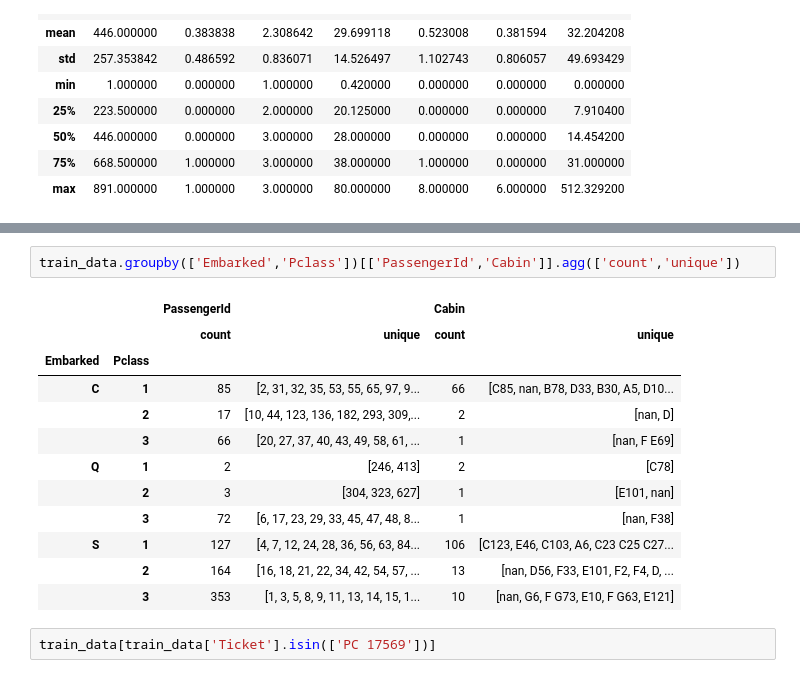
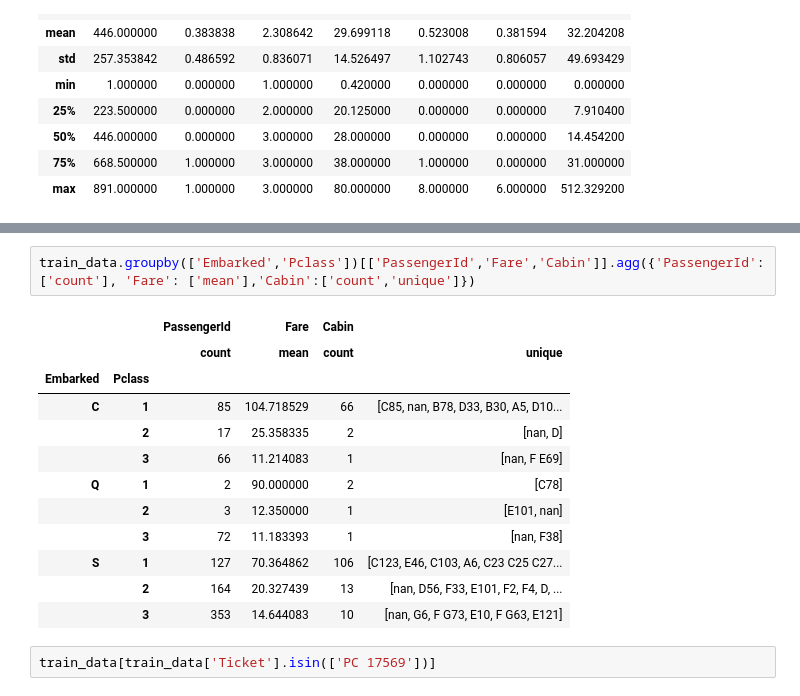
Before and after one commit to Vizer/kaggle, a Jupyter notebook: src/titanic/titanic-tutorial-code.ipynb, the cells around one changed output, grey strips where cells are left out. Cells and saved outputs as stored; diff of their text form.

Commit message:
update aggregation by embarked and class

```diff
--- a/src/titanic/titanic-tutorial-code.ipynb
+++ b/src/titanic/titanic-tutorial-code.ipynb
@@ -116,18 +138,18 @@ train_data.describe()
 # %%
-train_data.groupby(['Embarked','Pclass'])[['PassengerId','Cabin']].agg(['count','unique'])
+train_data.groupby(['Embarked','Pclass'])[['PassengerId','Fare','Cabin']].agg({'PassengerId': ['count'], 'Fare': ['mean'],'Cabin':['count','unique']})
 # %% [output]
-|  |  | PassengerId |  | Cabin |  |
-|  |  | count | unique | count | unique |
+|  |  | PassengerId | Fare | Cabin |  |
+|  |  | count | mean | count | unique |
 | Embarked | Pclass |  |  |  |  |
-| C | 1 | 85 | [2, 31, 32, 35, 53, 55, 65, 97, 9... | 66 | [C85, nan, B78, D33, B30, A5, D10... |
-|  | 2 | 17 | [10, 44, 123, 136, 182, 293, 309,... | 2 | [nan, D] |
-|  | 3 | 66 | [20, 27, 37, 40, 43, 49, 58, 61, ... | 1 | [nan, F E69] |
-| Q | 1 | 2 | [246, 413] | 2 | [C78] |
-|  | 2 | 3 | [304, 323, 627] | 1 | [E101, nan] |
-|  | 3 | 72 | [6, 17, 23, 29, 33, 45, 47, 48, 8... | 1 | [nan, F38] |
-| S | 1 | 127 | [4, 7, 12, 24, 28, 36, 56, 63, 84... | 106 | [C123, E46, C103, A6, C23 C25 C27... |
-|  | 2 | 164 | [16, 18, 21, 22, 34, 42, 54, 57, ... | 13 | [nan, D56, F33, E101, F2, F4, D, ... |
-|  | 3 | 353 | [1, 3, 5, 8, 9, 11, 13, 14, 15, 1... | 10 | [nan, G6, F G73, E10, F G63, E121] |
+| C | 1 | 85 | 104.718529 | 66 | [C85, nan, B78, D33, B30, A5, D10... |
+|  | 2 | 17 | 25.358335 | 2 | [nan, D] |
+|  | 3 | 66 | 11.214083 | 1 | [nan, F E69] |
+| Q | 1 | 2 | 90.000000 | 2 | [C78] |
+|  | 2 | 3 | 12.350000 | 1 | [E101, nan] |
+|  | 3 | 72 | 11.183393 | 1 | [nan, F38] |
+| S | 1 | 127 | 70.364862 | 106 | [C123, E46, C103, A6, C23 C25 C27... |
+|  | 2 | 164 | 20.327439 | 13 | [nan, D56, F33, E101, F2, F4, D, ... |
+|  | 3 | 353 | 14.644083 | 10 | [nan, G6, F G73, E10, F G63, E121] |
 # %%
 train_data[train_data['Ticket'].isin(['PC 17569'])]
 # %% [output]
```
Also changed, not shown: parts of 4 cells of this notebook.
